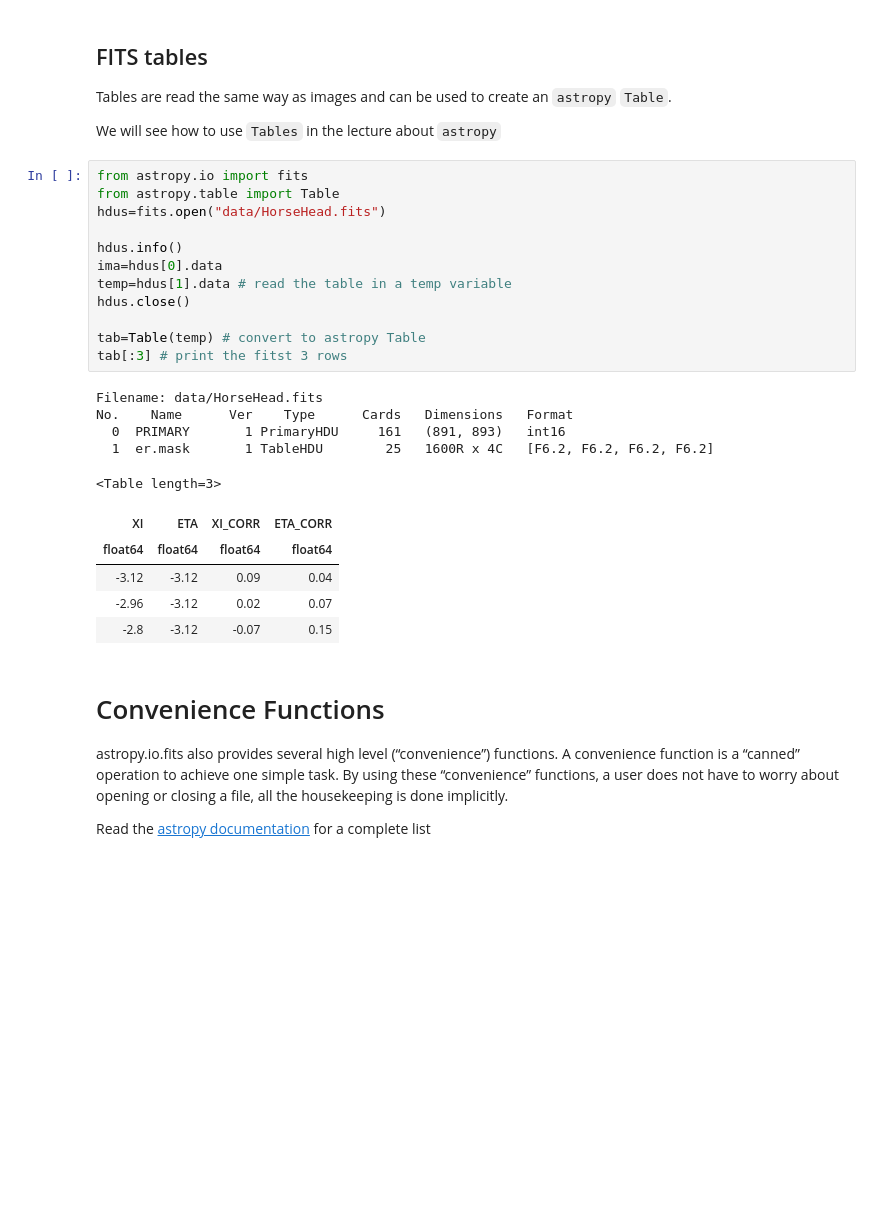
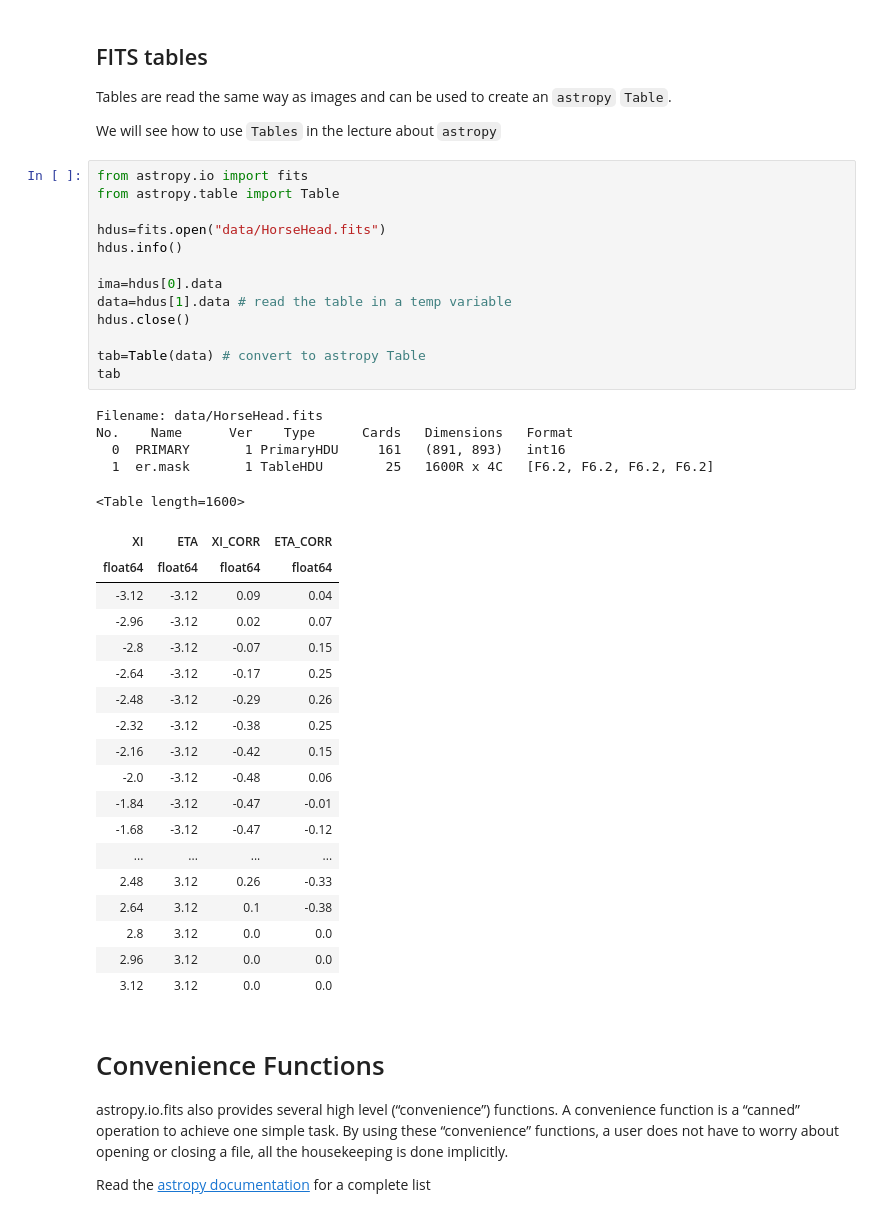
Before and after one commit to marcogullieuszik/astromundus2017_python, a Jupyter notebook: NOTEBOOKS/05_FITS_FILES/fits_files.ipynb, the cells around one changed output. Saved outputs shown, nothing was run; the diff lists cells and outputs as text; blank space fills up the shorter version.

```diff
--- a/NOTEBOOKS/05_FITS_FILES/fits_files.ipynb
+++ b/NOTEBOOKS/05_FITS_FILES/fits_files.ipynb
@@ -117,26 +126,40 @@ We will see how to use `Tables` in the lecture about `astropy`
 # %%
 from astropy.io import fits
 from astropy.table import Table
+
 hdus=fits.open("data/HorseHead.fits")
+hdus.info()
 
-hdus.info()
 ima=hdus[0].data
-temp=hdus[1].data # read the table in a temp variable
+data=hdus[1].data # read the table in a temp variable
 hdus.close()
 
-tab=Table(temp) # convert to astropy Table
-tab[:3] # print the fitst 3 rows
+tab=Table(data) # convert to astropy Table
+tab
 # %% [output]
 Filename: data/HorseHead.fits
 No.    Name      Ver    Type      Cards   Dimensions   Format
   0  PRIMARY       1 PrimaryHDU     161   (891, 893)   int16
   1  er.mask       1 TableHDU        25   1600R x 4C   [F6.2, F6.2, F6.2, F6.2]
-<Table length=3>
+<Table length=1600>
 | XI | ETA | XI_CORR | ETA_CORR |
 | float64 | float64 | float64 | float64 |
 | -3.12 | -3.12 | 0.09 | 0.04 |
 | -2.96 | -3.12 | 0.02 | 0.07 |
 | -2.8 | -3.12 | -0.07 | 0.15 |
+| -2.64 | -3.12 | -0.17 | 0.25 |
+| -2.48 | -3.12 | -0.29 | 0.26 |
+| -2.32 | -3.12 | -0.38 | 0.25 |
+| -2.16 | -3.12 | -0.42 | 0.15 |
+| -2.0 | -3.12 | -0.48 | 0.06 |
+| -1.84 | -3.12 | -0.47 | -0.01 |
+| -1.68 | -3.12 | -0.47 | -0.12 |
+| ... | ... | ... | ... |
+| 2.48 | 3.12 | 0.26 | -0.33 |
+| 2.64 | 3.12 | 0.1 | -0.38 |
+| 2.8 | 3.12 | 0.0 | 0.0 |
+| 2.96 | 3.12 | 0.0 | 0.0 |
+| 3.12 | 3.12 | 0.0 | 0.0 |
 # %% [markdown]
 # Convenience Functions
 astropy.io.fits also provides several high level (“convenience”) functions. A convenience function is a “canned” operation to achieve one simple task. By using these “convenience” functions, a user does not have to worry about opening or closing a file, all the housekeeping is done implicitly.
```
Also changed, not shown: parts of 16 cells of this notebook.
